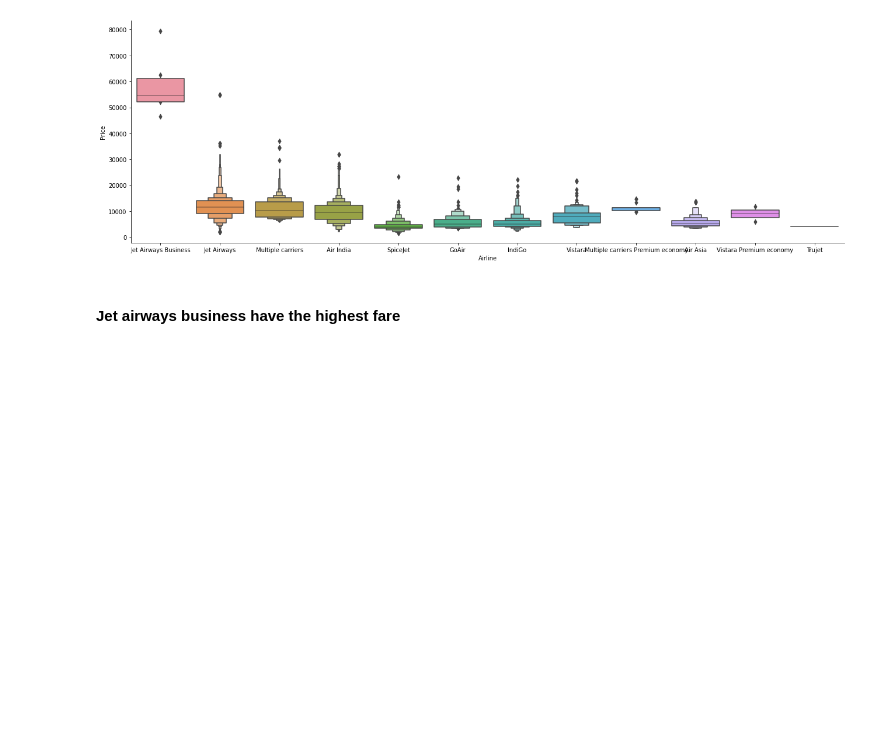
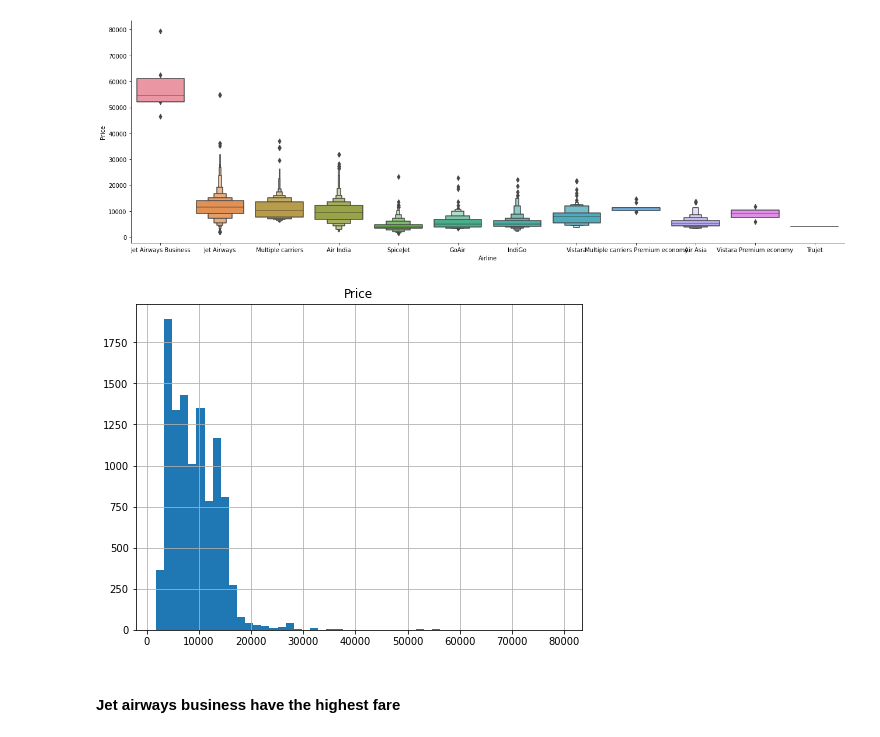
Before and after one commit to subtain23/dissertaion-, a Jupyter notebook: Flight_Fare_Prediction.ipynb, the cells around one changed output. Drawn from its saved outputs; the diff is of its cells as text; code cells hidden in the pictures; blank space fills up the shorter version.

```diff
--- a/Flight_Fare_Prediction.ipynb
+++ b/Flight_Fare_Prediction.ipynb
@@ -140,6 +140,10 @@ plt.show
 # %% [output]
 <function matplotlib.pyplot.show(*args, **kw)>
 [figure]
+# %%
+_ = total_df.hist(bins=50, figsize=(8,6))
+# %% [output]
+[figure, added]
 # %% [markdown]
 #### Jet airways business have the highest fare
 # %%
```
Also changed, not shown: parts of 21 cells of this notebook, 2 other files.
